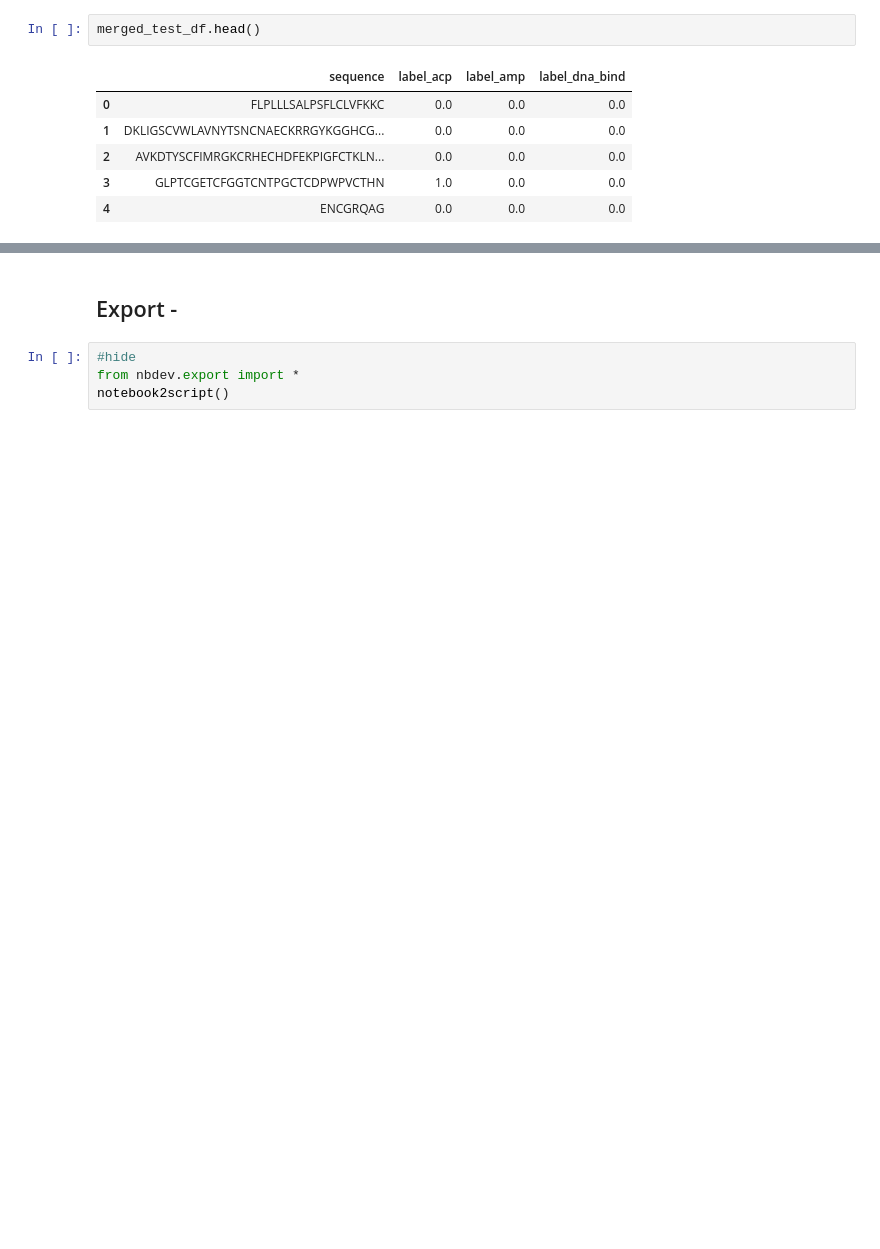
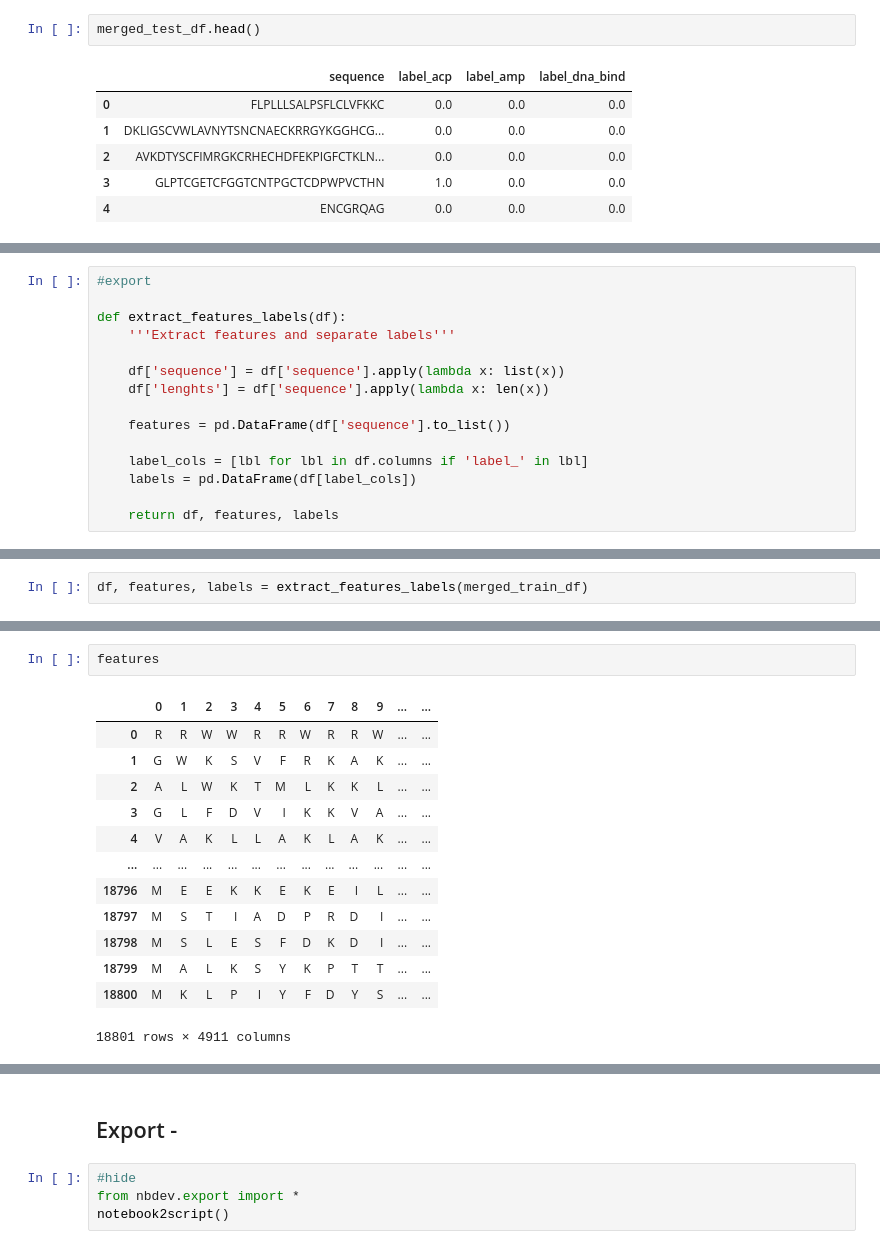
Before and after one commit to vin00d/peptide, a Jupyter notebook: 01_preprocessing_data.ipynb, the cells around one changed output, grey strips where cells are left out. Cells and saved outputs as stored; diff of their text form; blank space fills up the shorter version.

```diff
--- a/01_preprocessing_data.ipynb
+++ b/01_preprocessing_data.ipynb
@@ -243,0 +301,15 @@ merged_test_df.head()
+# %%
+#export
+
+def extract_features_labels(df):
+    '''Extract features and separate labels'''
+
+    df['sequence'] = df['sequence'].apply(lambda x: list(x))
+    df['lenghts'] = df['sequence'].apply(lambda x: len(x))
+
+    features = pd.DataFrame(df['sequence'].to_list())
+
+    label_cols = [lbl for lbl in df.columns if 'label_' in lbl]
+    labels = pd.DataFrame(df[label_cols])
+
+    return df, features, labels
@@ -243,0 +361,2 @@ merged_test_df.head()
+# %%
+df, features, labels = extract_features_labels(merged_train_df)
@@ -243,0 +372,16 @@ merged_test_df.head()
+# %%
+features
+# %% [output]
+|  | 0 | 1 | 2 | 3 | 4 | 5 | 6 | 7 | 8 | 9 | ... | ... |
+| 0 | R | R | W | W | R | R | W | R | R | W | ... | ... |
+| 1 | G | W | K | S | V | F | R | K | A | K | ... | ... |
+| 2 | A | L | W | K | T | M | L | K | K | L | ... | ... |
+| 3 | G | L | F | D | V | I | K | K | V | A | ... | ... |
+| 4 | V | A | K | L | L | A | K | L | A | K | ... | ... |
+| ... | ... | ... | ... | ... | ... | ... | ... | ... | ... | ... | ... | ... |
+| 18796 | M | E | E | K | K | E | K | E | I | L | ... | ... |
+| 18797 | M | S | T | I | A | D | P | R | D | I | ... | ... |
+| 18798 | M | S | L | E | S | F | D | K | D | I | ... | ... |
+| 18799 | M | A | L | K | S | Y | K | P | T | T | ... | ... |
+| 18800 | M | K | L | P | I | Y | F | D | Y | S | ... | ... |
+18801 rows × 4911 columns
```
Also changed, not shown: parts of 22 cells of this notebook, 8 other files.
